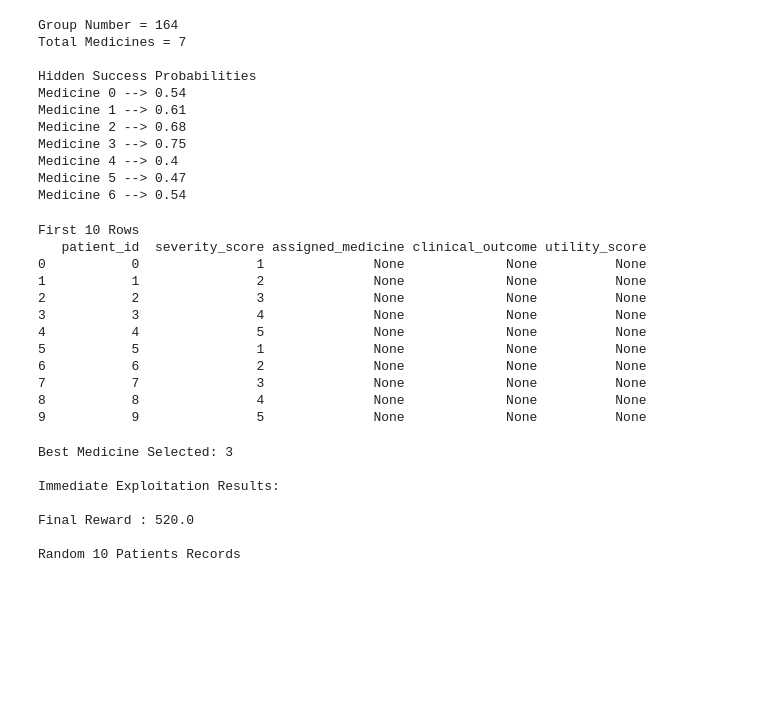
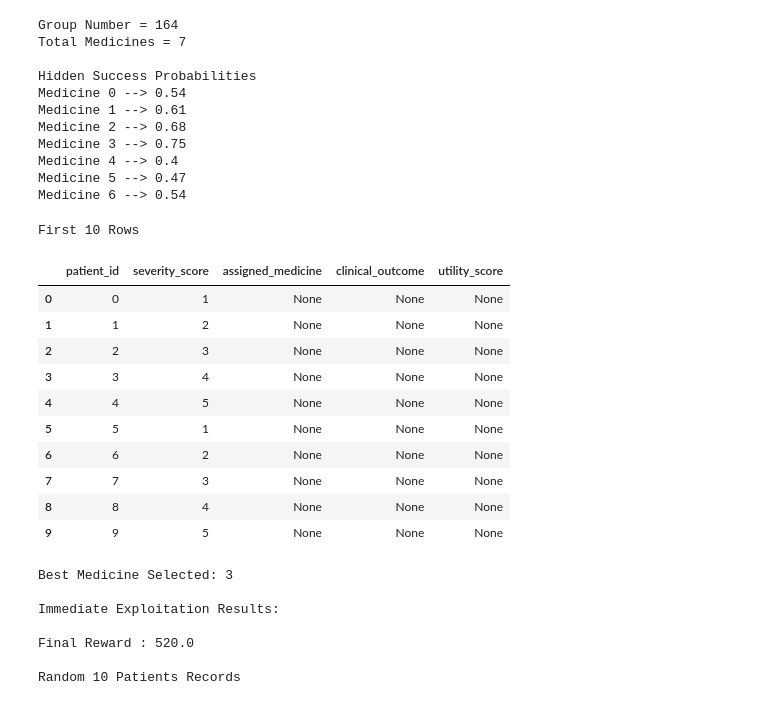
Before and after one commit to Rahul-Chauhan-2212/bits-drl-assignment-1, a Jupyter notebook: mab.ipynb, the cells around one changed output. Saved outputs shown, nothing was run; the diff lists cells and outputs as text; code cells hidden in the pictures; blank space fills up the shorter version.

```diff
--- a/mab.ipynb
+++ b/mab.ipynb
@@ -78,43 +78,43 @@ Medicine 6 --> 0.54
 # %%
 # =====================================================
 # Dataset Creation
 # =====================================================
 
 patients = []
 
 for patient_id in range(1000):
     #𝑆𝑒𝑣𝑒𝑟𝑖𝑡𝑦 = (𝑝𝑎𝑡𝑖𝑒𝑛𝑡_𝑖𝑑 𝑚𝑜𝑑 5) + 1
     severity = (patient_id % 5) + 1
 
     # Dataset Schema
     # assigned_medicine, clinical_outcome, utility_score will be filled by each algo
     patients.append(
         {
             "patient_id": patient_id,  # Pateint Id
             "severity_score": severity,  # Disease Severity
             "assigned_medicine": None,  # medicine selected by algorithm
             "clinical_outcome": None,  # binary recovery (0/1)
             "utility_score": None  # final reward
         }
     )
 
 dataset = pd.DataFrame(patients)
 
 print("\nFirst 10 Rows")
-print(dataset.head(10))
+dataset.head(10)
 # %% [output]
 First 10 Rows
-   patient_id  severity_score assigned_medicine clinical_outcome utility_score
-0           0               1              None             None          None
-1           1               2              None             None          None
-2           2               3              None             None          None
-3           3               4              None             None          None
-4           4               5              None             None          None
-5           5               1              None             None          None
-6           6               2              None             None          None
-7           7               3              None             None          None
-8           8               4              None             None          None
-9           9               5              None             None          None
+|  | patient_id | severity_score | assigned_medicine | clinical_outcome | utility_score |
+| 0 | 0 | 1 | None | None | None |
+| 1 | 1 | 2 | None | None | None |
+| 2 | 2 | 3 | None | None | None |
+| 3 | 3 | 4 | None | None | None |
+| 4 | 4 | 5 | None | None | None |
+| 5 | 5 | 1 | None | None | None |
+| 6 | 6 | 2 | None | None | None |
+| 7 | 7 | 3 | None | None | None |
+| 8 | 8 | 4 | None | None | None |
+| 9 | 9 | 5 | None | None | None |
 # %%
 # ---------------------------------------------------
 # Reward Function
```
Also changed, not shown: parts of 3 cells of this notebook.
